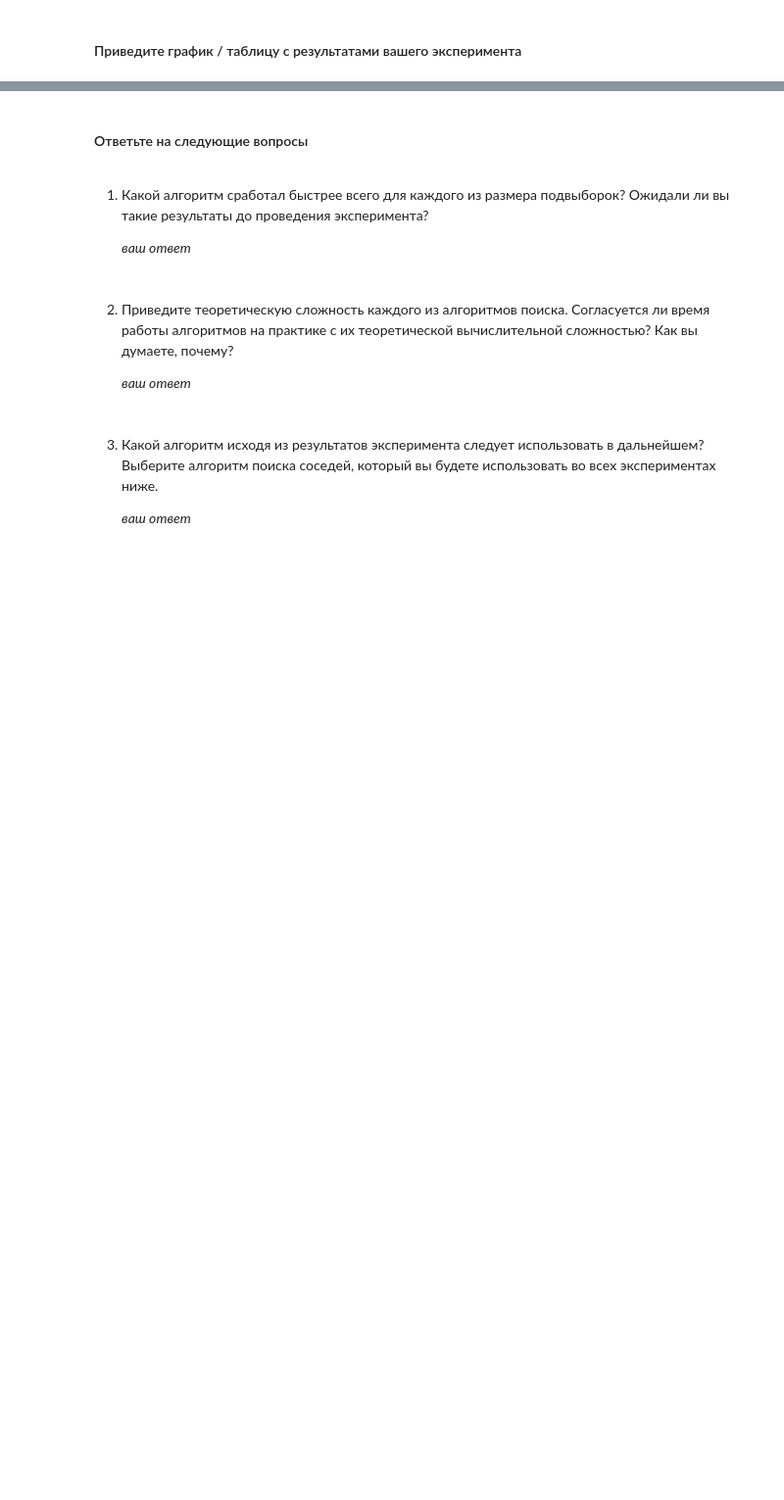
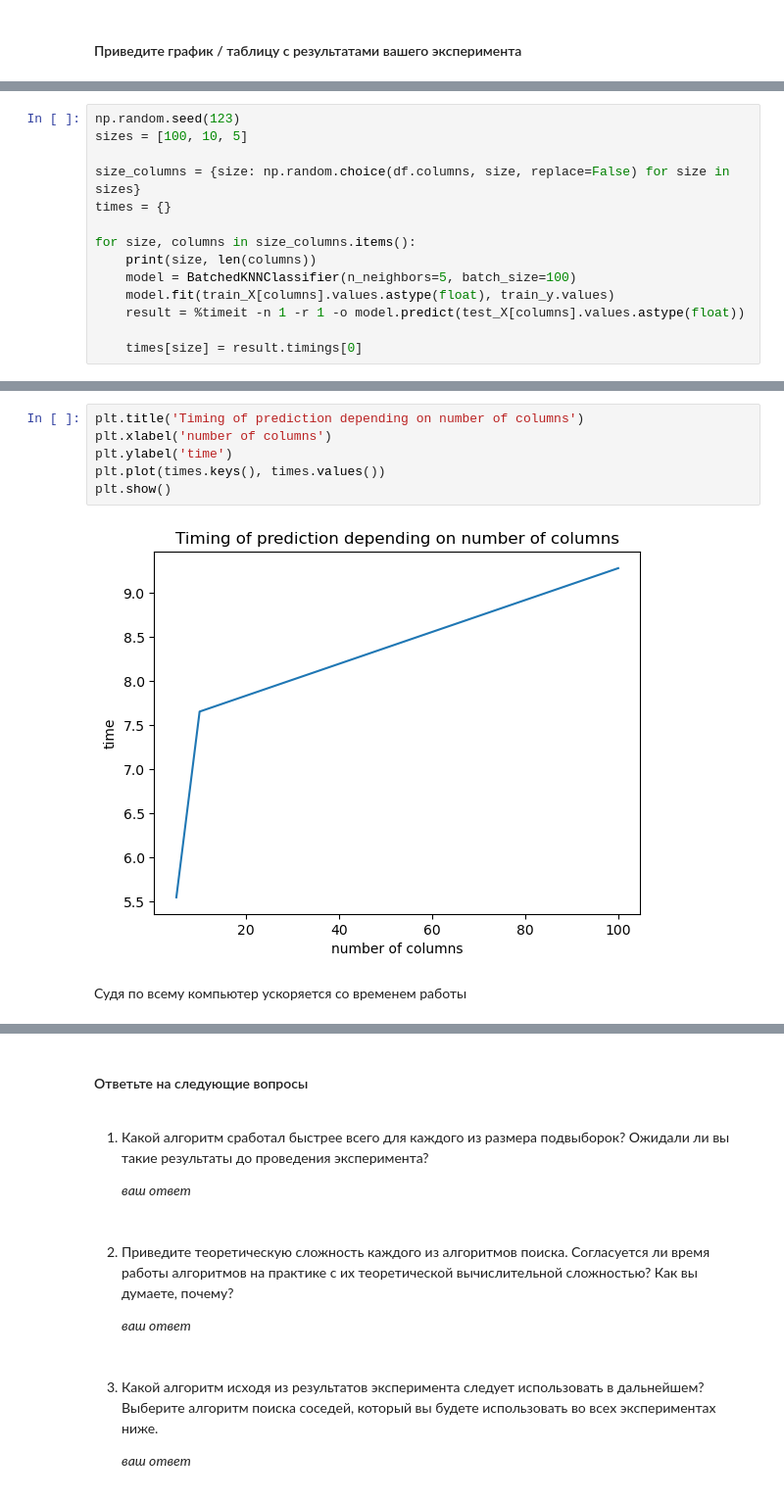
Before and after one commit to grach0v/AI_Masters, a Jupyter notebook: Machine_Learning_1/hw/hw3/main_task.ipynb, the cells around one changed output, grey strips where cells are left out. Shown at 98% size. Cells and saved outputs as stored; diff of their text form; blank space fills up the shorter version.

```diff
--- a/Machine_Learning_1/hw/hw3/main_task.ipynb
+++ b/Machine_Learning_1/hw/hw3/main_task.ipynb
@@ -169,0 +196,14 @@ datasets.fetch_openml("mnist_784")
+# %%
+np.random.seed(123)
+sizes = [100, 10, 5]
+
+size_columns = {size: np.random.choice(df.columns, size, replace=False) for size in sizes}
+times = {}
+
+for size, columns in size_columns.items():
+    print(size, len(columns))
+    model = BatchedKNNClassifier(n_neighbors=5, batch_size=100)
+    model.fit(train_X[columns].values.astype(float), train_y.values)
+    result = %timeit -n 1 -r 1 -o model.predict(test_X[columns].values.astype(float))
+
+    times[size] = result.timings[0]
@@ -169,0 +214,10 @@ datasets.fetch_openml("mnist_784")
+# %%
+plt.title('Timing of prediction depending on number of columns')
+plt.xlabel('number of columns')
+plt.ylabel('time')
+plt.plot(times.keys(), times.values())
+plt.show()
+# %% [output]
+[figure, added]
+# %% [markdown]
+Судя по всему компьютер ускоряется со временем работы
```
Also changed, not shown: parts of 11 cells of this notebook, 1 other file.
